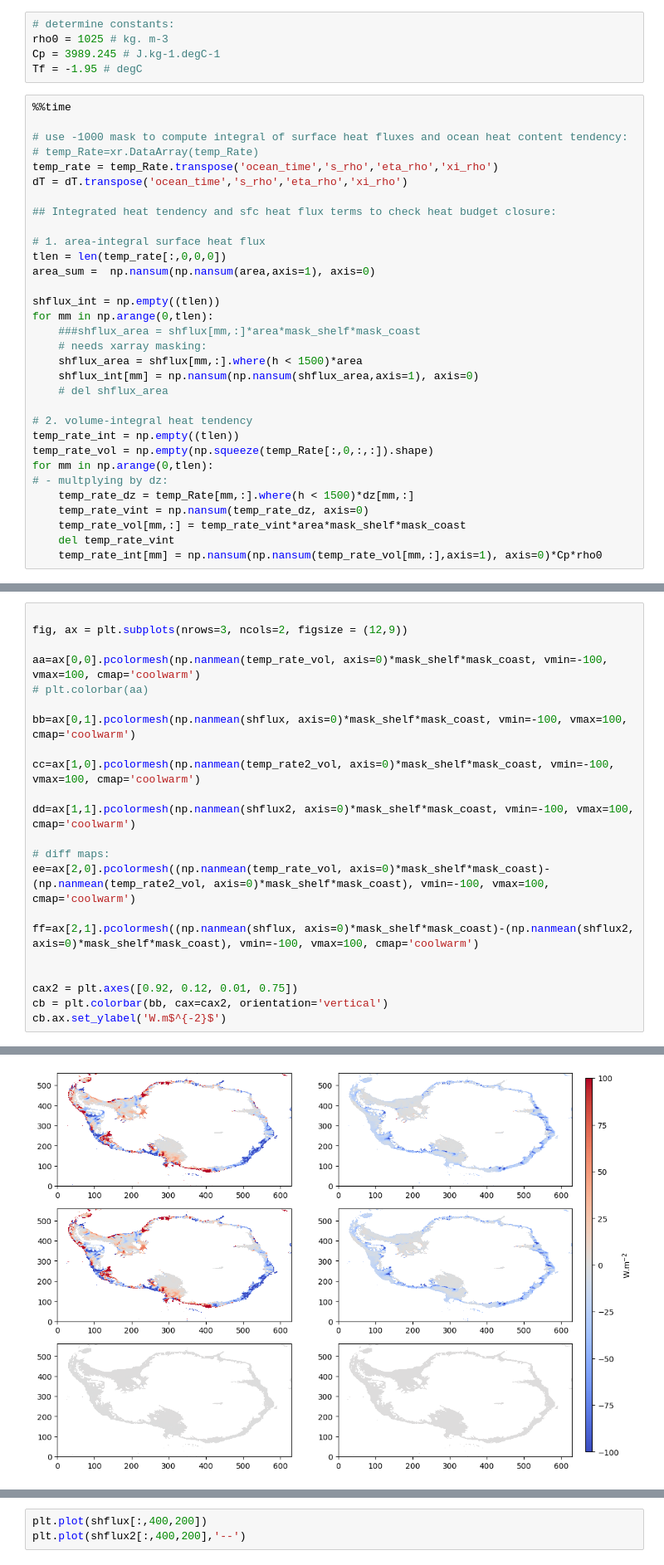
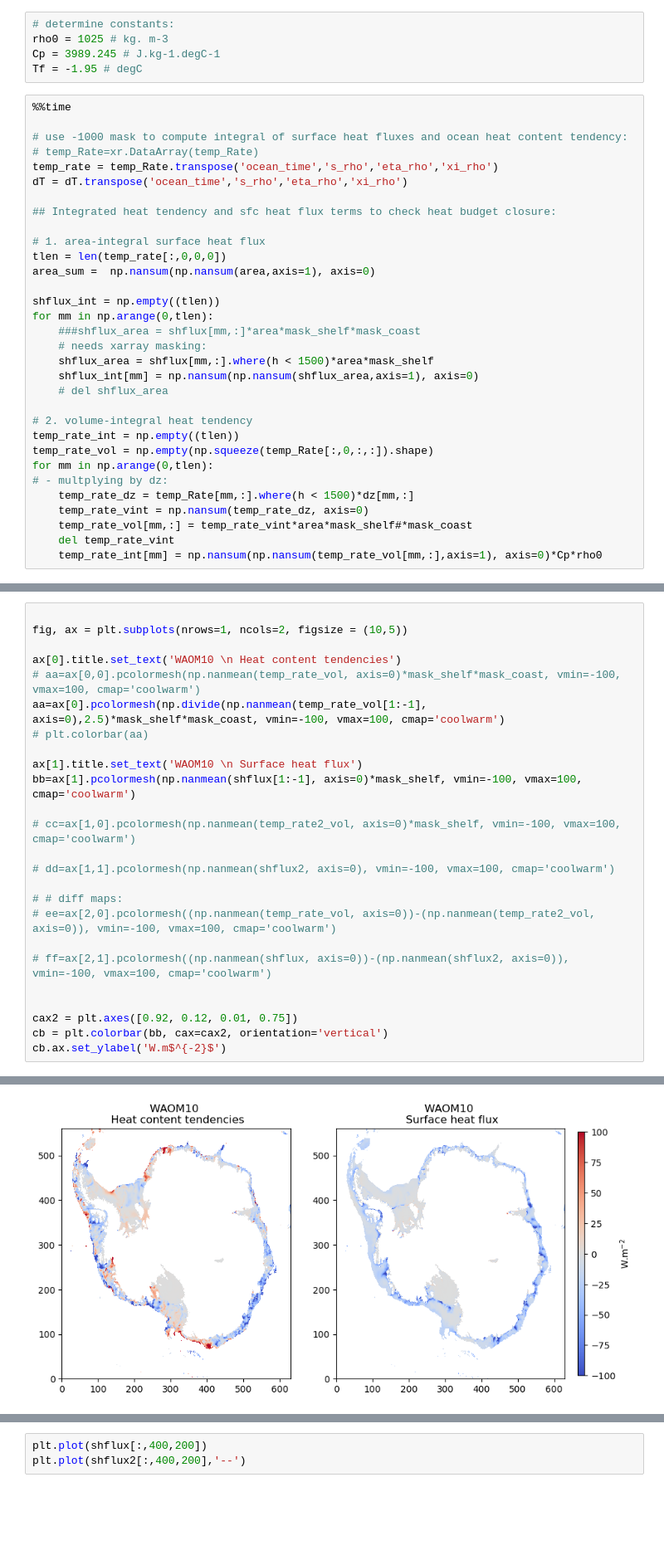
Before and after one commit to fabiobdias/waom_notebook, a Jupyter notebook: OHB_shelf/WAOM10extend_shflim_S_0.25Q_OHB_shelf_budget_closure.ipynb, the cells around one changed output, grey strips where cells are left out. Shown: that part at 83% size. Saved outputs shown, nothing was run; the diff lists cells and outputs as text; blank space fills up the shorter version.

Commit message:
updating OHB closure over the shelf

```diff
--- a/OHB_shelf/WAOM10extend_shflim_S_0.25Q_OHB_shelf_budget_closure.ipynb
+++ b/OHB_shelf/WAOM10extend_shflim_S_0.25Q_OHB_shelf_budget_closure.ipynb
@@ -272,7 +297,7 @@ shflux_int = np.empty((tlen))
 for mm in np.arange(0,tlen):
     ###shflux_area = shflux[mm,:]*area*mask_shelf*mask_coast
     # needs xarray masking:
-    shflux_area = shflux[mm,:].where(h < 1500)*area
+    shflux_area = shflux[mm,:].where(h < 1500)*area*mask_shelf
     shflux_int[mm] = np.nansum(np.nansum(shflux_area,axis=1), axis=0)
     # del shflux_area
 
@@ -283,7 +308,7 @@ for mm in np.arange(0,tlen):
 # - multplying by dz:
     temp_rate_dz = temp_Rate[mm,:].where(h < 1500)*dz[mm,:]
     temp_rate_vint = np.nansum(temp_rate_dz, axis=0)
-    temp_rate_vol[mm,:] = temp_rate_vint*area*mask_shelf*mask_coast
+    temp_rate_vol[mm,:] = temp_rate_vint*area*mask_shelf#*mask_coast
     del temp_rate_vint
     temp_rate_int[mm] = np.nansum(np.nansum(temp_rate_vol[mm,:],axis=1), axis=0)*Cp*rho0
 # %% [output]
@@ -315,25 +340,28 @@ Wall time: 7.52 s
 # %%
 
-fig, ax = plt.subplots(nrows=3, ncols=2, figsize = (12,9))
+fig, ax = plt.subplots(nrows=1, ncols=2, figsize = (10,5))
 
-aa=ax[0,0].pcolormesh(np.nanmean(temp_rate_vol, axis=0)*mask_shelf*mask_coast, vmin=-100, vmax=100, cmap='coolwarm')
+ax[0].title.set_text('WAOM10 \n Heat content tendencies')
+# aa=ax[0,0].pcolormesh(np.nanmean(temp_rate_vol, axis=0)*mask_shelf*mask_coast, vmin=-100, vmax=100, cmap='coolwarm')
+aa=ax[0].pcolormesh(np.divide(np.nanmean(temp_rate_vol[1:-1], axis=0),2.5)*mask_shelf*mask_coast, vmin=-100, vmax=100, cmap='coolwarm')
 # plt.colorbar(aa)
 
-bb=ax[0,1].pcolormesh(np.nanmean(shflux, axis=0)*mask_shelf*mask_coast, vmin=-100, vmax=100, cmap='coolwarm')
+ax[1].title.set_text('WAOM10 \n Surface heat flux')
+bb=ax[1].pcolormesh(np.nanmean(shflux[1:-1], axis=0)*mask_shelf, vmin=-100, vmax=100, cmap='coolwarm')
 
-cc=ax[1,0].pcolormesh(np.nanmean(temp_rate2_vol, axis=0)*mask_shelf*mask_coast, vmin=-100, vmax=100, cmap='coolwarm')
+# cc=ax[1,0].pcolormesh(np.nanmean(temp_rate2_vol, axis=0)*mask_shelf, vmin=-100, vmax=100, cmap='coolwarm')
 
-dd=ax[1,1].pcolormesh(np.nanmean(shflux2, axis=0)*mask_shelf*mask_coast, vmin=-100, vmax=100, cmap='coolwarm')
+# dd=ax[1,1].pcolormesh(np.nanmean(shflux2, axis=0), vmin=-100, vmax=100, cmap='coolwarm')
 
-# diff maps:
-ee=ax[2,0].pcolormesh((np.nanmean(temp_rate_vol, axis=0)*mask_shelf*mask_coast)-(np.nanmean(temp_rate2_vol, axis=0)*mask_shelf*mask_coast), vmin=-100, vmax=100, cmap='coolwarm')
+# # diff maps:
+# ee=ax[2,0].pcolormesh((np.nanmean(temp_rate_vol, axis=0))-(np.nanmean(temp_rate2_vol, axis=0)), vmin=-100, vmax=100, cmap='coolwarm')
 
-ff=ax[2,1].pcolormesh((np.nanmean(shflux, axis=0)*mask_shelf*mask_coast)-(np.nanmean(shflux2, axis=0)*mask_shelf*mask_coast), vmin=-100, vmax=100, cmap='coolwarm')
+# ff=ax[2,1].pcolormesh((np.nanmean(shflux, axis=0))-(np.nanmean(shflux2, axis=0)), vmin=-100, vmax=100, cmap='coolwarm')
 
 
 cax2 = plt.axes([0.92, 0.12, 0.01, 0.75])
 cb = plt.colorbar(bb, cax=cax2, orientation='vertical')
 cb.ax.set_ylabel('W.m$^{-2}$')
 # %% [output]
 Text(0, 0.5, 'W.m$^{-2}$')
-[figure, old version]
+[figure, new version]
```
Also changed, not shown: parts of 14 cells of this notebook, 10 other files.
